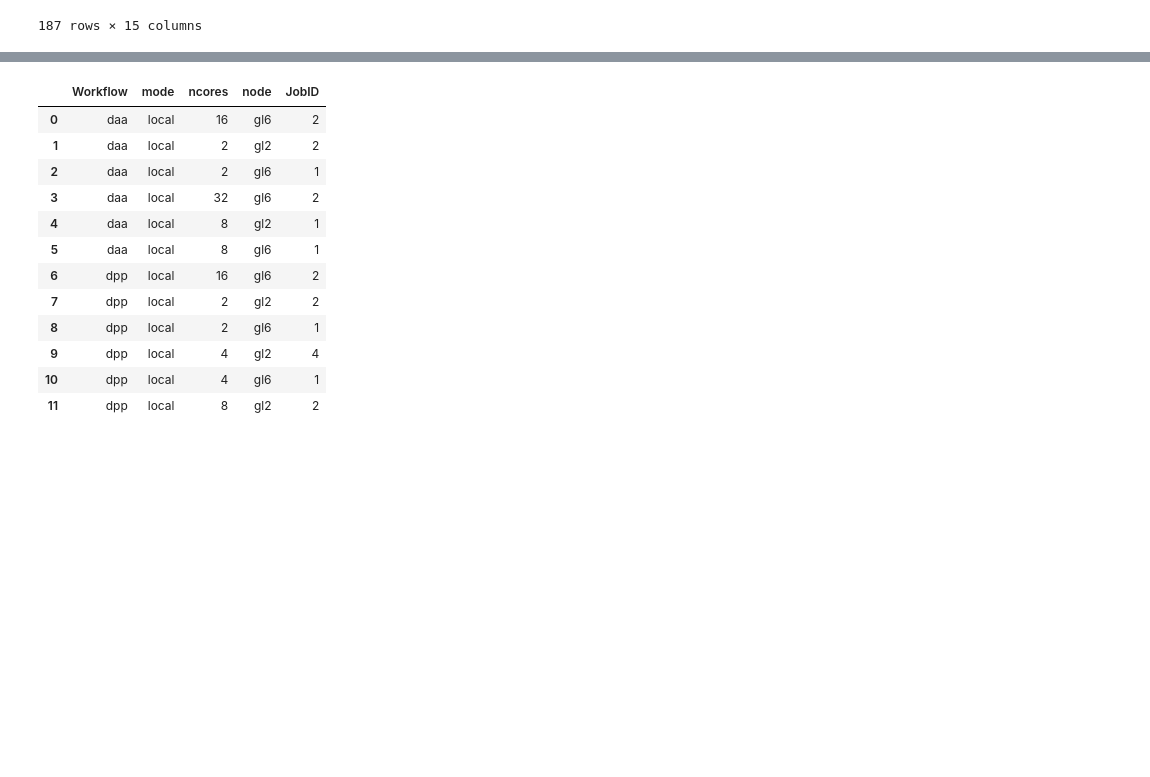
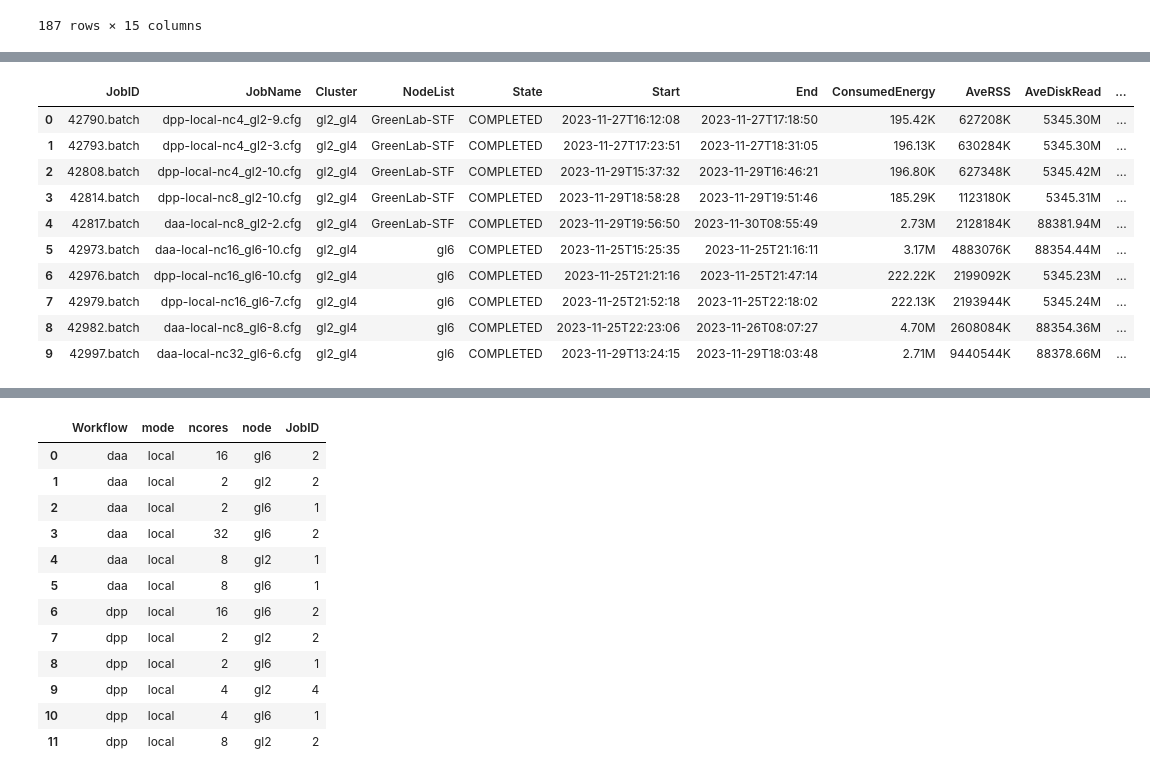
Before and after one commit to dmitrijs-voronovs/haddock-energy-consumption-optimization, a Jupyter notebook: data-analysis/parsing.ipynb, the cells around one changed output, grey strips where cells are left out. Saved outputs shown, nothing was run; the diff lists cells and outputs as text; code cells hidden in the pictures; blank space fills up the shorter version.

Commit message:
Add data analysis scripts

```diff
--- a/data-analysis/parsing.ipynb
+++ b/data-analysis/parsing.ipynb
@@ -141,6 +141,21 @@ data
 | 15 | 42985.batch | daa-local-nc2_gl6-3.cfg | gl2_gl4 | gl6 | COMPLETED | 2023-11-26T08:12:31 | 2023-11-27T17:38:32 | 12.75M | 889364K | 88378.61M | ... |
 | 17 | 42988.batch | dpp-local-nc2_gl6-5.cfg | gl2_gl4 | gl6 | COMPLETED | 2023-11-27T17:43:36 | 2023-11-27T20:04:43 | 826.35K | 398680K | 5342.03M | ... |
 | 23 | 42997.batch | daa-local-nc32_gl6-6.cfg | gl2_gl4 | gl6 | COMPLETED | 2023-11-29T13:24:15 | 2023-11-29T18:03:48 | 2.71M | 9440544K | 88378.66M | ... |
+# %%
+data = data.drop(data[data.JobName.str.contains("nc2")].index).reset_index(drop=True)
+data
+# %% [output]
+|  | JobID | JobName | Cluster | NodeList | State | Start | End | ConsumedEnergy | AveRSS | AveDiskRead | ... |
+| 0 | 42790.batch | dpp-local-nc4_gl2-9.cfg | gl2_gl4 | GreenLab-STF | COMPLETED | 2023-11-27T16:12:08 | 2023-11-27T17:18:50 | 195.42K | 627208K | 5345.30M | ... |
+| 1 | 42793.batch | dpp-local-nc4_gl2-3.cfg | gl2_gl4 | GreenLab-STF | COMPLETED | 2023-11-27T17:23:51 | 2023-11-27T18:31:05 | 196.13K | 630284K | 5345.30M | ... |
+| 2 | 42808.batch | dpp-local-nc4_gl2-10.cfg | gl2_gl4 | GreenLab-STF | COMPLETED | 2023-11-29T15:37:32 | 2023-11-29T16:46:21 | 196.80K | 627348K | 5345.42M | ... |
+| 3 | 42814.batch | dpp-local-nc8_gl2-10.cfg | gl2_gl4 | GreenLab-STF | COMPLETED | 2023-11-29T18:58:28 | 2023-11-29T19:51:46 | 185.29K | 1123180K | 5345.31M | ... |
+| 4 | 42817.batch | daa-local-nc8_gl2-2.cfg | gl2_gl4 | GreenLab-STF | COMPLETED | 2023-11-29T19:56:50 | 2023-11-30T08:55:49 | 2.73M | 2128184K | 88381.94M | ... |
+| 5 | 42973.batch | daa-local-nc16_gl6-10.cfg | gl2_gl4 | gl6 | COMPLETED | 2023-11-25T15:25:35 | 2023-11-25T21:16:11 | 3.17M | 4883076K | 88354.44M | ... |
+| 6 | 42976.batch | dpp-local-nc16_gl6-10.cfg | gl2_gl4 | gl6 | COMPLETED | 2023-11-25T21:21:16 | 2023-11-25T21:47:14 | 222.22K | 2199092K | 5345.23M | ... |
+| 7 | 42979.batch | dpp-local-nc16_gl6-7.cfg | gl2_gl4 | gl6 | COMPLETED | 2023-11-25T21:52:18 | 2023-11-25T22:18:02 | 222.13K | 2193944K | 5345.24M | ... |
+| 8 | 42982.batch | daa-local-nc8_gl6-8.cfg | gl2_gl4 | gl6 | COMPLETED | 2023-11-25T22:23:06 | 2023-11-26T08:07:27 | 4.70M | 2608084K | 88354.36M | ... |
+| 9 | 42997.batch | daa-local-nc32_gl6-6.cfg | gl2_gl4 | gl6 | COMPLETED | 2023-11-29T13:24:15 | 2023-11-29T18:03:48 | 2.71M | 9440544K | 88378.66M | ... |
 # %%
 data[['Workflow', 'mode', 'ncores', 'node', 'trial']] = data.JobName.str.extract(
     r'(\w+)-(\w+)-nc(\d+)_(gl\d+)-(\d+).cfg')
```
